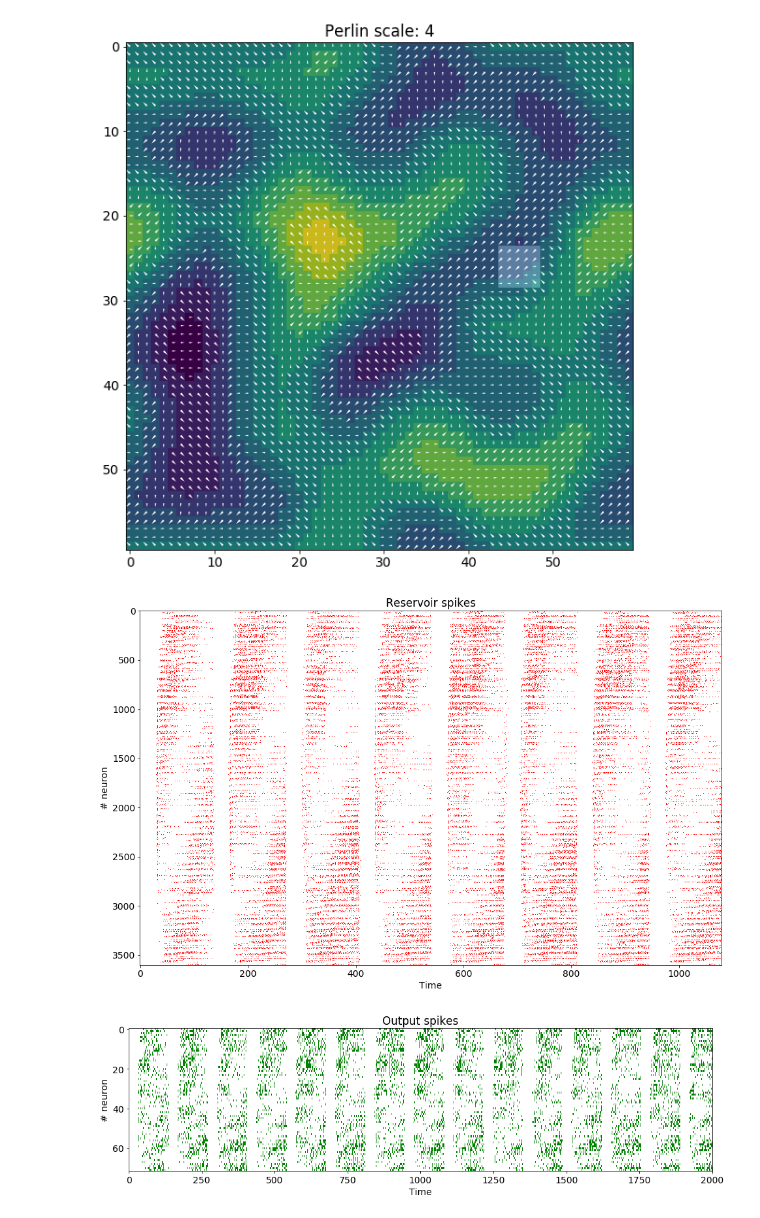
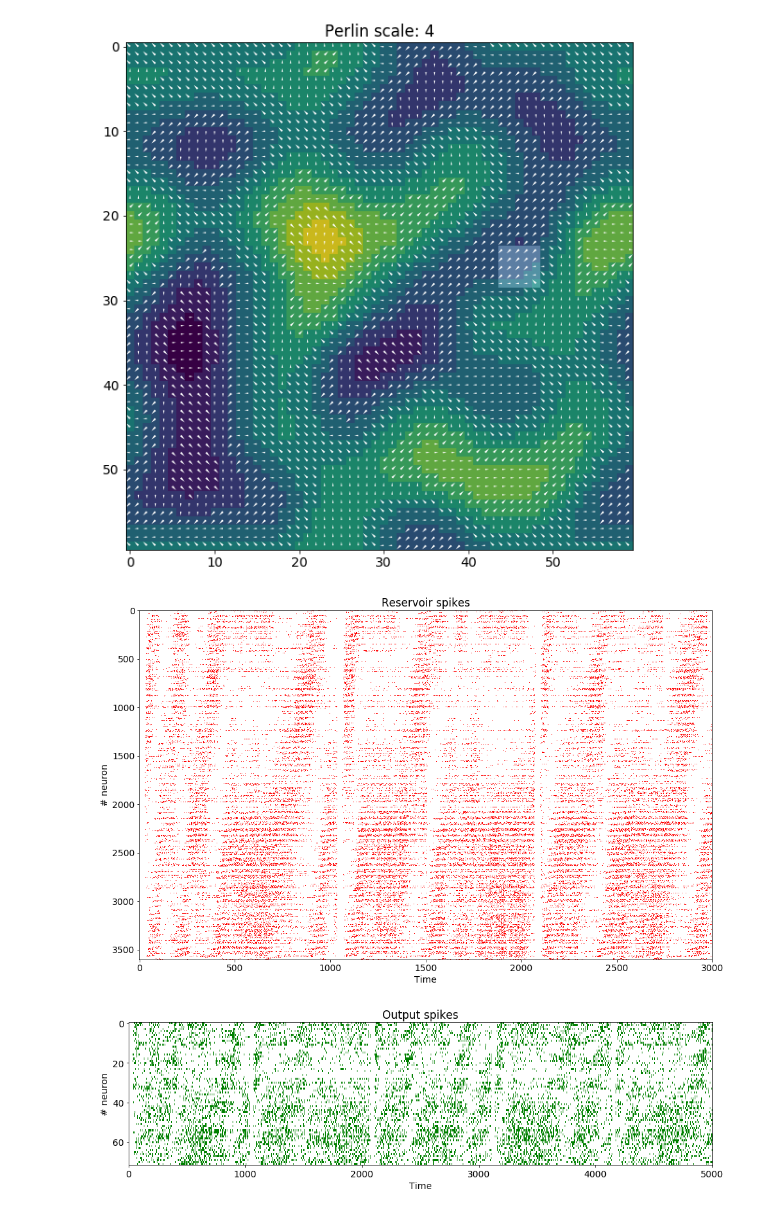
Before and after one commit to sagacitysite/pelenet, a Jupyter notebook: readout-learning.ipynb, the cells around one changed output. Saved outputs shown, nothing was run; the diff lists cells and outputs as text; code cells hidden in the pictures.

```diff
--- a/readout-learning.ipynb
+++ b/readout-learning.ipynb
@@ -54,13 +54,13 @@ exp.net.plot.landscape()
 # %%
 #p = exp.net.inVoltageProbes[0].plot()
 # %%
-exp.net.plot.reservoirSpikeTrain(fr=0, to=1080)
+exp.net.plot.reservoirSpikeTrain(fr=0, to=3000)
 # %% [output]
-[figure, old version]
+[figure, new version]
 # %%
-exp.net.plot.outputSpikeTrain(fr=0,to=2000)
+exp.net.plot.outputSpikeTrain(fr=0,to=5000)
 # %% [output]
-[figure, old version]
+[figure, new version]
 # %%
 offset = exp.p.breakSteps + exp.p.cueSteps + exp.p.cueRelaxation
 data = []
```
Also changed, not shown: parts of 33 cells of this notebook, 4 other files.
